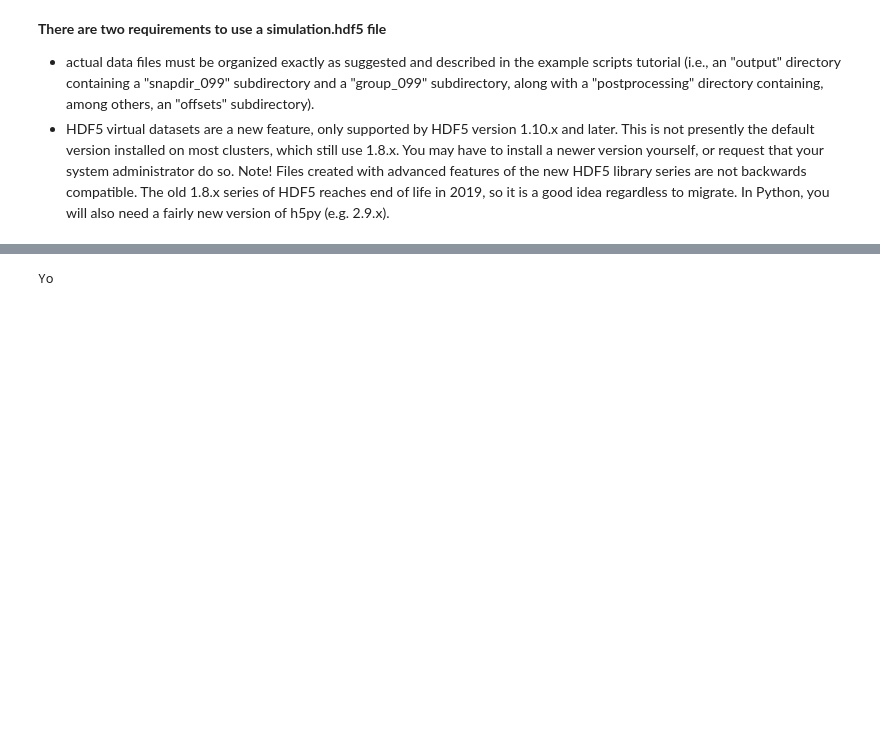
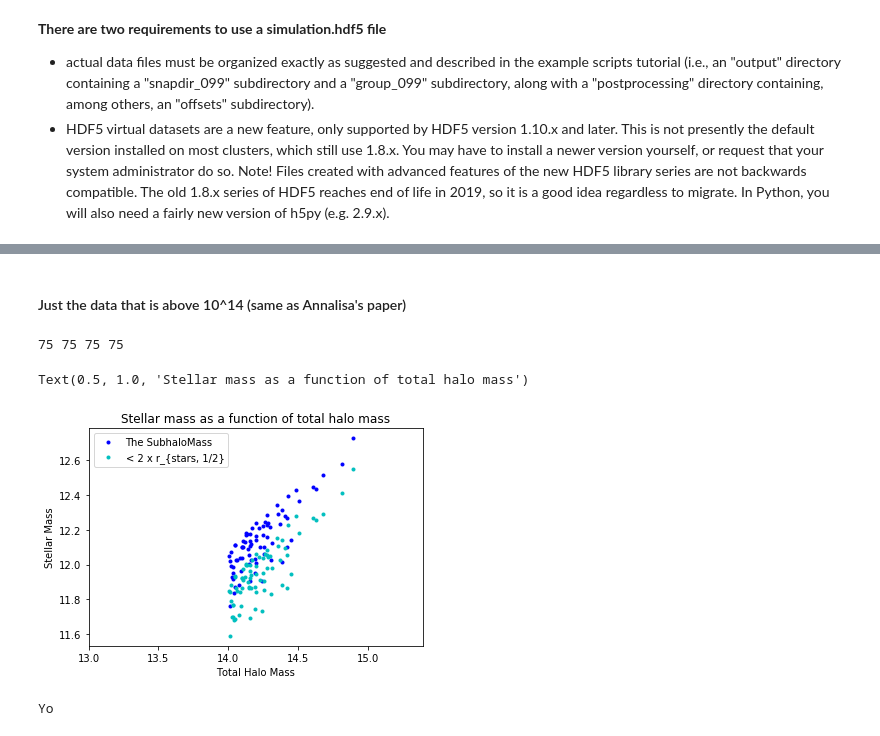
Before and after one commit to moustakas/legacyhalos, a Jupyter notebook: doc/illustris/Profiles_TNG300.ipynb, the cells around one changed output, grey strips where cells are left out. Drawn from its saved outputs; the diff is of its cells as text; code cells hidden in the pictures; blank space fills up the shorter version.

```diff
--- a/doc/illustris/Profiles_TNG300.ipynb
+++ b/doc/illustris/Profiles_TNG300.ipynb
@@ -76,0 +169,2 @@ Every HDF5 snapshot contains several groups: "Header", "Parameters", "Configurat
+# %%
+subhalo = il.groupcat.loadSingle(basePath, 99, subhaloID=0)
@@ -76,0 +186,42 @@ Every HDF5 snapshot contains several groups: "Header", "Parameters", "Configurat
+# %% [markdown]
+#### Just the data that is above 10^14 (same as Annalisa's paper)
+# %%
+starsindx = il.snapshot.partTypeNum('stars')  # 4
+subhalomass = []
+groupmass = []
+halfmassrad = []
+ids = []
+
+fields = ['SubhaloFlag', 'SubhaloPos', 'SubhaloSFR', 'SubhaloMass', 'SubhaloLenType']
+for ig in igroup:
+    nsubhalos = groupcat['GroupNsubs'][ig]
+    firstsub = groupcat['GroupFirstSub'][ig]
+    subhalo = il.groupcat.loadSingle(basePath, 99, subhaloID=firstsub)
+
+    sub = np.log10(subhalo['SubhaloMassType'][starsindx] * 1e10)
+    half = np.log10(subhalo['SubhaloMassInRadType'][starsindx] * 1e10) # I'm guessing this is where it is below 2 x the half mass rad
+    group = np.log10(groupcat['Group_M_Crit500'][ig] * 1e10)
+
+    if group > 14:
+        subhalomass.append(sub)
+        groupmass.append(group)
+        halfmassrad.append(half)
+        ids.append(firstsub)
+# %%
+print(len(subhalomass), len(groupmass), len(halfmassrad), len(ids))
+# %% [output]
+75 75 75 75
+# %%
+fig, ax = plt.subplots()
+_ = ax.plot(groupmass, subhalomass, 'b.', label = 'The SubhaloMass')
+_ = ax.plot(groupmass, halfmassrad, 'c.', label='< 2 x r_{stars, 1/2}')
+plt.legend(loc='upper left')
+ax.set_xlabel('Total Halo Mass')
+ax.set_ylabel('Stellar Mass')
+ax.set_xlim([13, 15.4])
+plt.title('Stellar mass as a function of total halo mass')
+#ax.set_ylim([11, 13])
+#plt.savefig('StellarMassvsTotalMass')
+# %% [output]
+Text(0.5, 1.0, 'Stellar mass as a function of total halo mass')
+[figure, added]
```
Also changed, not shown: parts of 41 cells of this notebook, 5 other files.
